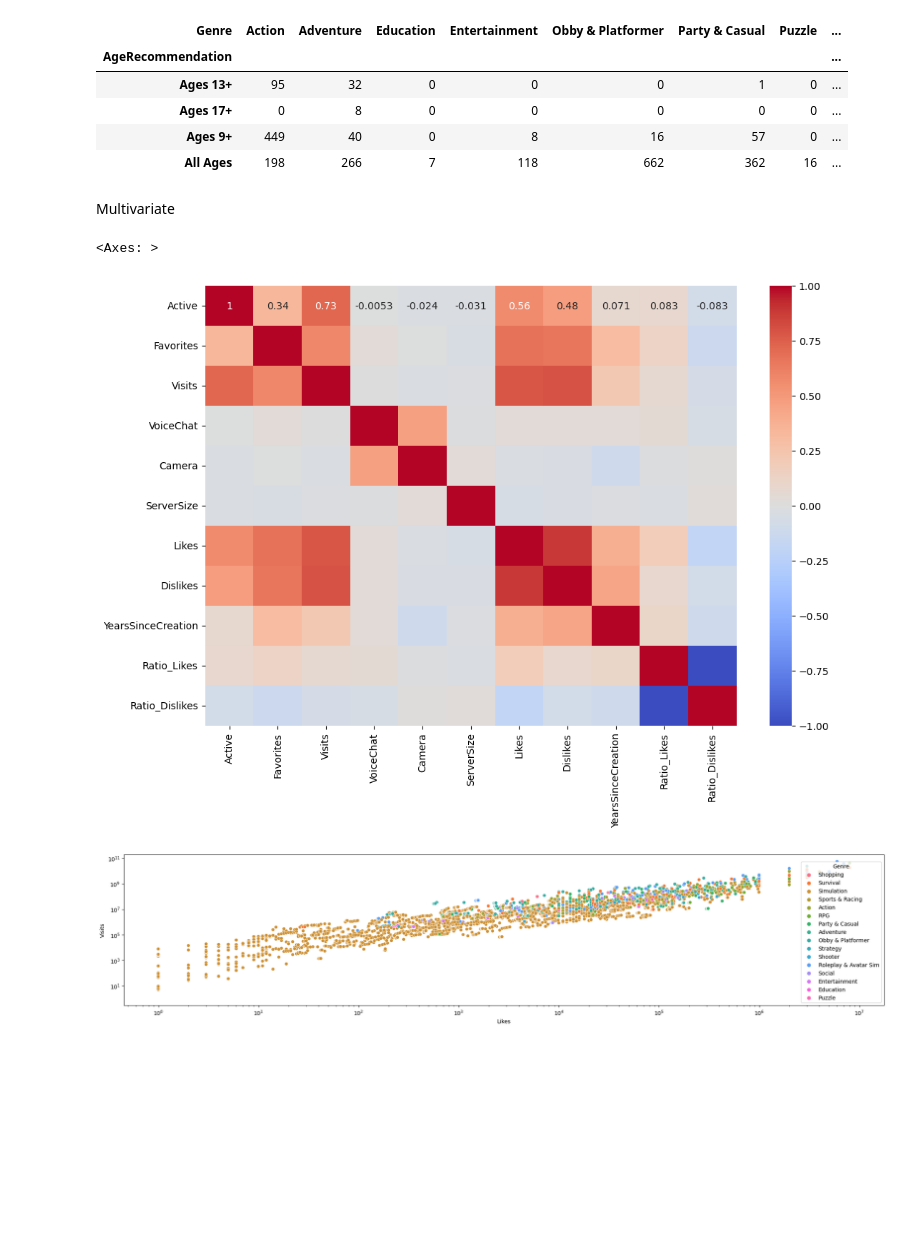
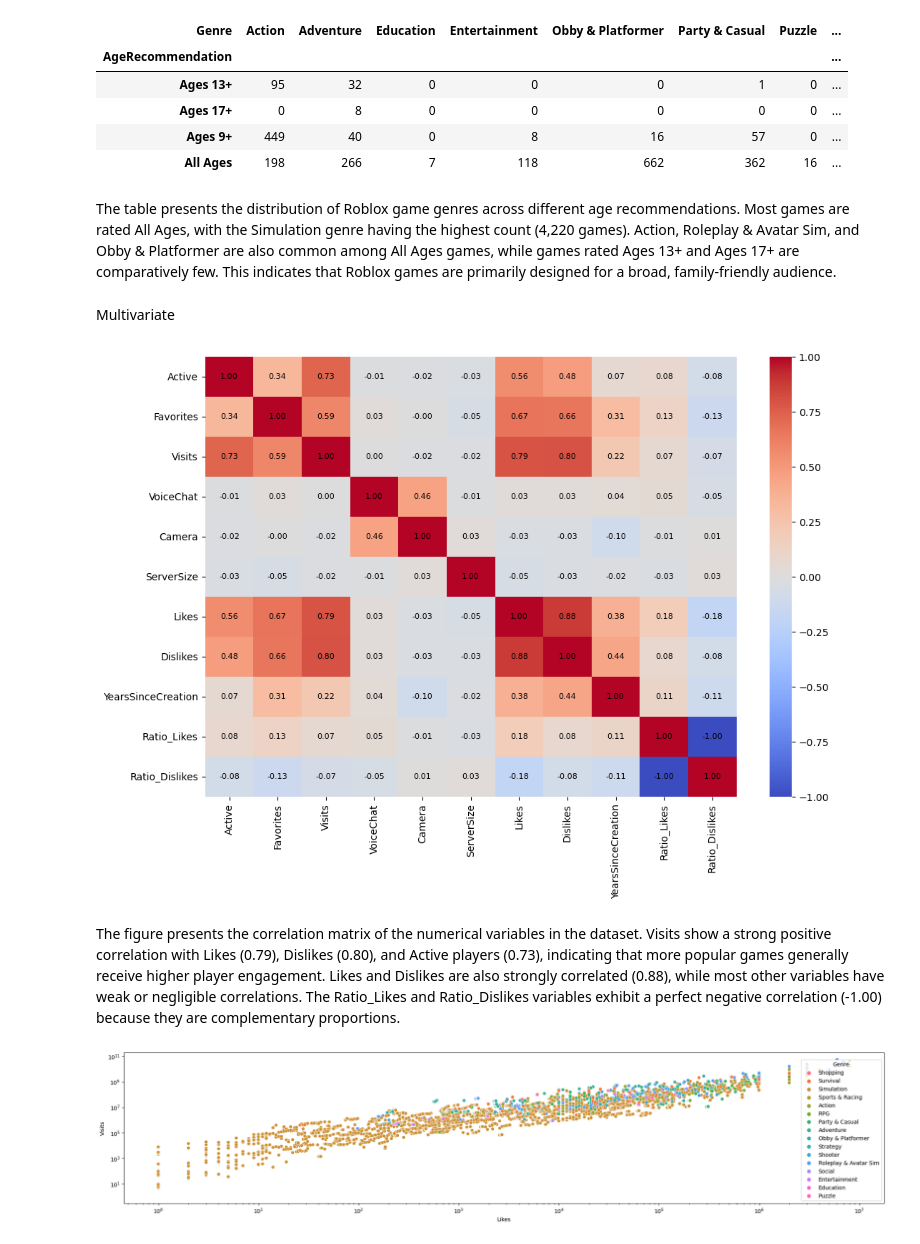
Before and after one commit to daliaalkharshad/Roblox_EDA, a Jupyter notebook: EDA_Project (4).ipynb, the cells around one changed output. Drawn from its saved outputs; the diff is of its cells as text; code cells hidden in the pictures; blank space fills up the shorter version.

```diff
--- a/EDA_Project (4).ipynb
+++ b/EDA_Project (4).ipynb
@@ -566,16 +575,33 @@ pd.crosstab(dataset["AgeRecommendation"], dataset["Genre"])
 | Ages 17+ | 0 | 8 | 0 | 0 | 0 | 0 | 0 | ... |
 | Ages 9+ | 449 | 40 | 0 | 8 | 16 | 57 | 0 | ... |
 | All Ages | 198 | 266 | 7 | 118 | 662 | 362 | 16 | ... |
+# %% [markdown]
+The table  presents the distribution of Roblox game genres across different age recommendations. Most games are rated All Ages, with the Simulation genre having the highest count (4,220 games). Action, Roleplay & Avatar Sim, and Obby & Platformer are also common among All Ages games, while games rated Ages 13+ and Ages 17+ are comparatively few. This indicates that Roblox games are primarily designed for a broad, family-friendly audience.
 # %% [markdown]
 Multivariate
-# %%
-numeric = dataset.select_dtypes(include='number')
-
-plt.figure(figsize=(12,8))
-sns.heatmap(numeric.corr(), annot=True, cmap='coolwarm')
-# %% [output]
-<Axes: >
-[figure, removed]
+# %%
+corr = numeric.corr().round(2)
+
+plt.figure(figsize=(12,8))
+ax = sns.heatmap(corr, cmap="coolwarm", cbar=True)
+
+for i in range(corr.shape[0]):
+    for j in range(corr.shape[1]):
+        ax.text(
+            j + 0.5,
+            i + 0.5,
+            f"{corr.iloc[i, j]:.2f}",
+            ha="center",
+            va="center",
+            color="black",
+            fontsize=8,
+        )
+
+plt.show()
+# %% [output]
+[figure, added]
+# %% [markdown]
+The figure presents the correlation matrix of the numerical variables in the dataset. Visits show a strong positive correlation with Likes (0.79), Dislikes (0.80), and Active players (0.73), indicating that more popular games generally receive higher player engagement. Likes and Dislikes are also strongly correlated (0.88), while most other variables have weak or negligible correlations. The Ratio_Likes and Ratio_Dislikes variables exhibit a perfect negative correlation (-1.00) because they are complementary proportions.
 # %%
 plt.figure(figsize=(25,5))
 sns.scatterplot(
```
Also changed, not shown: parts of 13 cells of this notebook.
